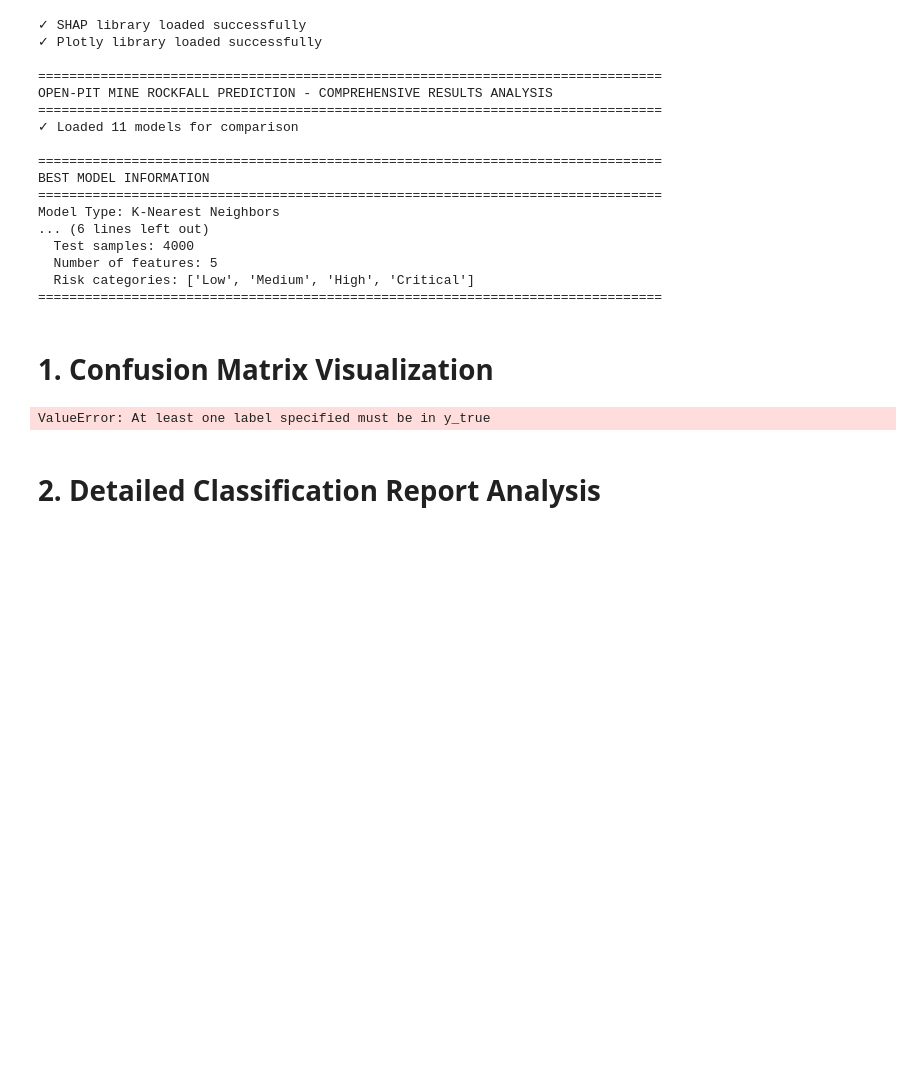
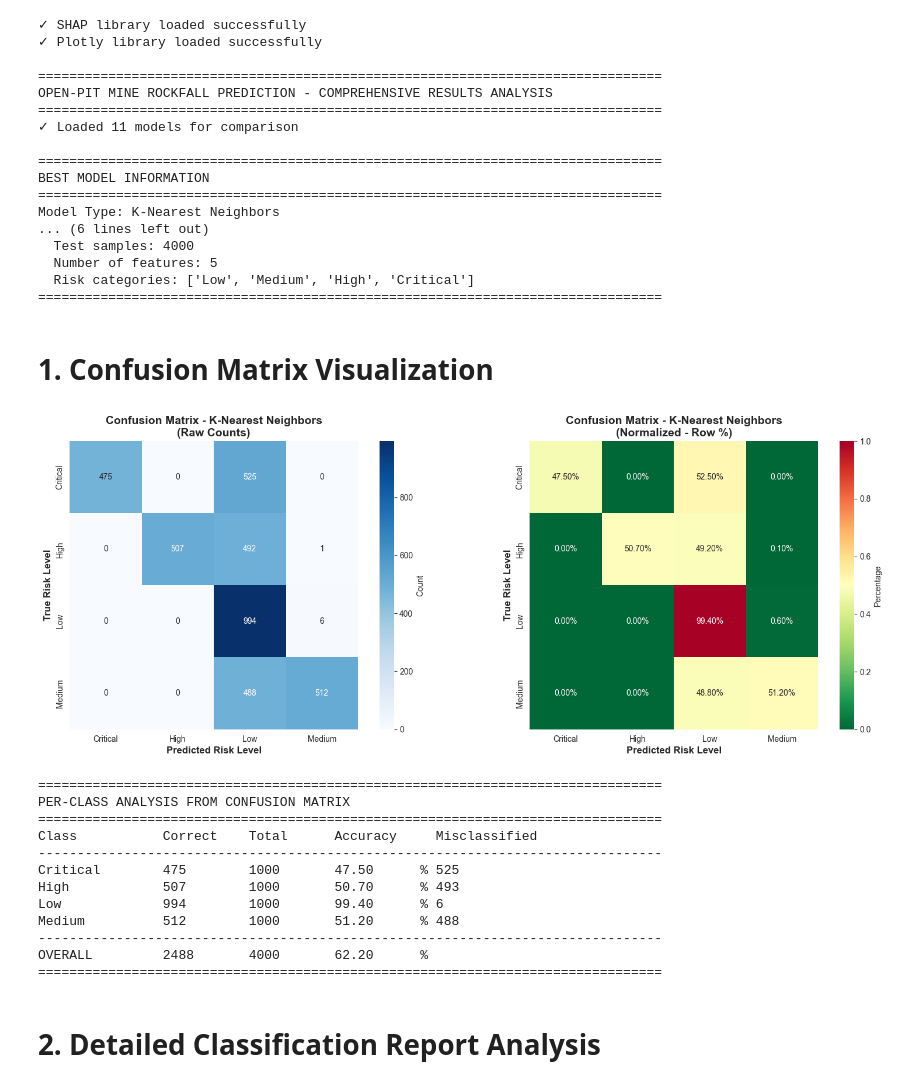
Before and after one commit to JAMPANIKOMAL/open-pit-mine-rockfall-prediction, a Jupyter notebook: notebooks/04_results_visualization.ipynb, the cells around one changed output. Cells and saved outputs as stored; diff of their text form; code cells hidden in the pictures; blank space fills up the shorter version.

```diff
--- a/notebooks/04_results_visualization.ipynb
+++ b/notebooks/04_results_visualization.ipynb
@@ -164,18 +164,11 @@ Model Type: K-Nearest Neighbors
 # %%
 # Confusion Matrix with enhanced visualization
 class_names = metadata.get('risk_categories', ['Low', 'Medium', 'High', 'Critical'])
+class_names_sorted = sorted(class_names)
 
-# Create confusion matrix
-# Note: If using encoded labels, don't specify labels parameter
-if label_encoder:
-    # Using encoded labels - don't pass labels parameter
-    cm = confusion_matrix(y_test, y_pred)
-    # Sort class names alphabetically to match encoded order (0=Critical, 1=High, 2=Low, 3=Medium)
-    class_names_sorted = sorted(class_names)
-else:
-    # Using string labels
-    class_names_sorted = sorted(class_names)
-    cm = confusion_matrix(y_test_display, y_pred_display, labels=class_names_sorted)
+# Create confusion matrix - always use numeric y_test and y_pred
+# Works for both encoded (XGBoost/LightGBM) and non-encoded models
+cm = confusion_matrix(y_test, y_pred)
 
 # Create figure with two subplots
 fig, axes = plt.subplots(1, 2, figsize=(16, 6))
@@ -198,34 +191,46 @@ axes[1].set_title(f'Confusion Matrix - {metadata["model_name"]}\n(Normalized - R
                   fontsize=14, fontweight='bold')
 axes[1].set_xlabel('Predicted Risk Level', fontsize=12, fontweight='bold')
 axes[1].set_ylabel('True Risk Level', fontsize=12, fontweight='bold')
 
 plt.tight_layout()
 plt.show()
 
 # Calculate and display per-class metrics
 print("\n" + "="*80)
 print("PER-CLASS ANALYSIS FROM CONFUSION MATRIX")
 print("="*80)
 print(f"{'Class':<15} {'Correct':<10} {'Total':<10} {'Accuracy':<12} {'Misclassified':<15}")
 print("-"*80)
 
 for i, class_name in enumerate(class_names_sorted):
     correct = cm[i, i]
     total = cm[i, :].sum()
     misclassified = total - correct
     accuracy = (correct / total) * 100 if total > 0 else 0
     print(f"{class_name:<15} {correct:<10} {total:<10} {accuracy:<11.2f}% {misclassified:<15}")
 
 # Overall metrics
 total_correct = np.trace(cm)
 total_samples = cm.sum()
 overall_accuracy = (total_correct / total_samples) * 100
 
 print("-"*80)
 print(f"{'OVERALL':<15} {total_correct:<10} {total_samples:<10} {overall_accuracy:<11.2f}%")
 print("="*80)
 # %% [output]
+[figure, added]
-ValueError: At least one label specified must be in y_true
+================================================================================
+PER-CLASS ANALYSIS FROM CONFUSION MATRIX
+================================================================================
+Class           Correct    Total      Accuracy     Misclassified
+--------------------------------------------------------------------------------
+Critical        475        1000       47.50      % 525
+High            507        1000       50.70      % 493
+Low             994        1000       99.40      % 6
+Medium          512        1000       51.20      % 488
+--------------------------------------------------------------------------------
+OVERALL         2488       4000       62.20      %
+================================================================================
 # %% [markdown]
 # 2. Detailed Classification Report Analysis
 # %%
```
Also changed, not shown: parts of 6 cells of this notebook.
